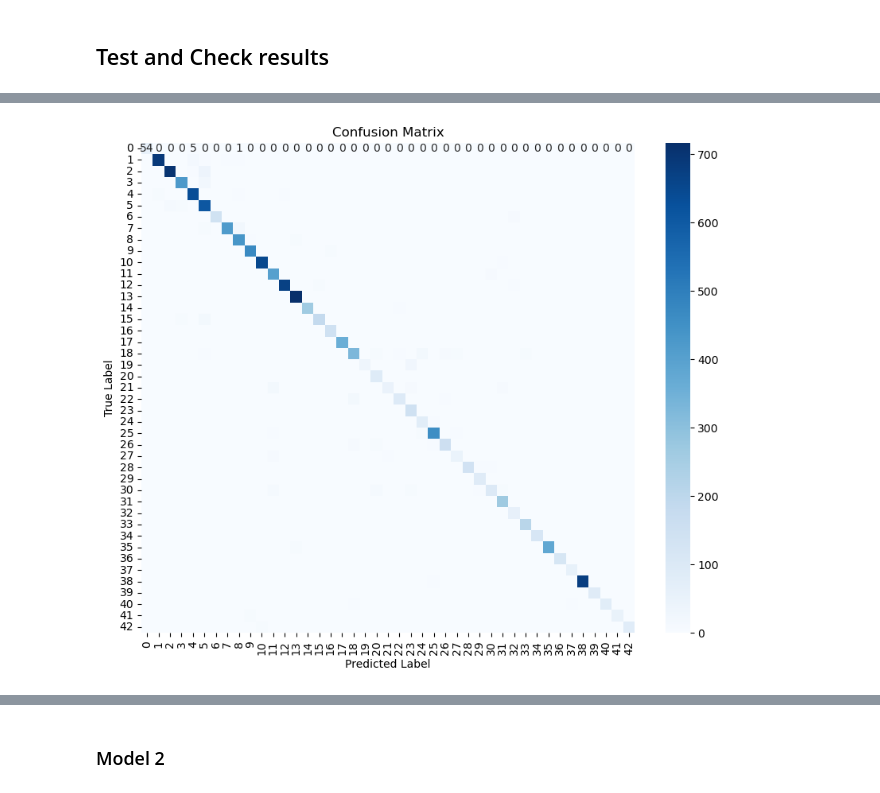
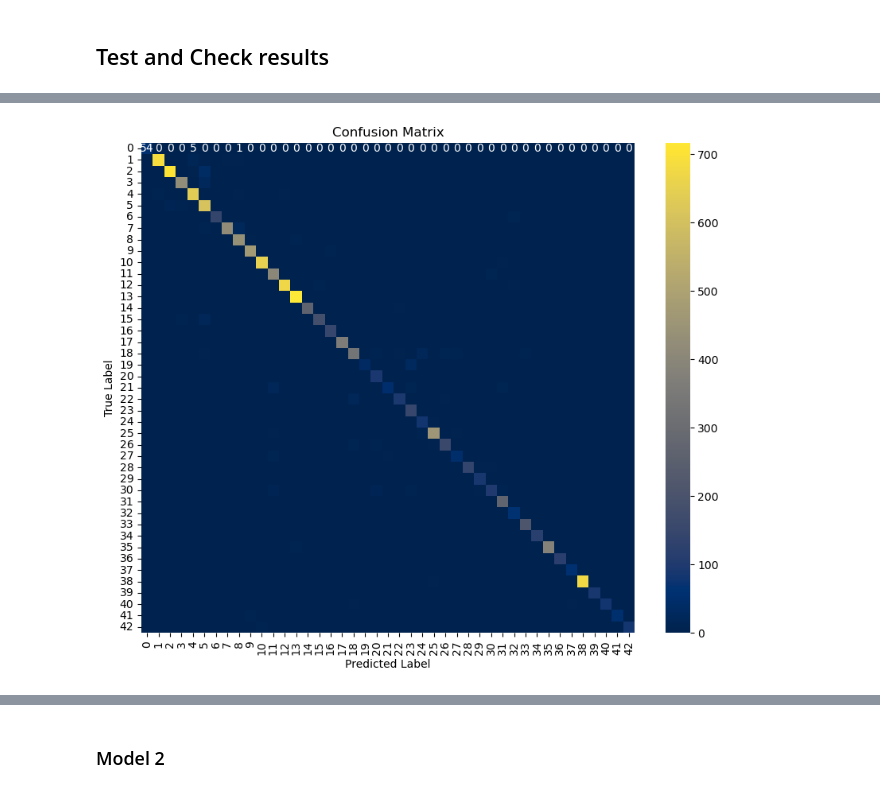
Before and after one commit to SantiagoLunaMir/GTSRB---Traffic-Sing-Classifier, a Jupyter notebook: PROJECT_GTSRB.ipynb, the cells around one changed output, grey strips where cells are left out. Drawn from its saved outputs; the diff is of its cells as text; code cells hidden in the pictures.

```diff
--- a/PROJECT_GTSRB.ipynb
+++ b/PROJECT_GTSRB.ipynb
@@ -245,25 +245,27 @@ Overall Accuracy: 0.9470308788598575
 # %%
 from sklearn.metrics import confusion_matrix
 import seaborn as sns
 import matplotlib.pyplot as plt
 
 # Assuming y_test_np is your true labels and y_predicted_np is your predictions
 # Ensure both are correctly calculated and shaped
 labels = y_test_np  # True labels
 pred = y_predicted_np  # Model predictions
 
 # Calculate the confusion matrix
 conf_matrix = confusion_matrix(labels, pred, labels=np.arange(43))  # Explicitly setting the labels
 
+
 # Plot the confusion matrix
 plt.figure(figsize=(10, 8))
-sns.heatmap(conf_matrix, annot=True, fmt="d", cmap="Blues", xticklabels=range(43), yticklabels=range(43))
+sns.heatmap(conf_matrix, annot=True, fmt="d", cmap="cividis", xticklabels=range(43), yticklabels=range(43))
+#sns.heatmap(conf_matrix, annot=True, fmt="d", cmap="Blues", xticklabels=range(43), yticklabels=range(43))
 plt.xlabel("Predicted Label")
 plt.ylabel("True Label")
 plt.title("Confusion Matrix")
 plt.show()
 # %% [output]
-[figure, old version]
+[figure, new version]
 # %%
 import numpy as np
 
```
